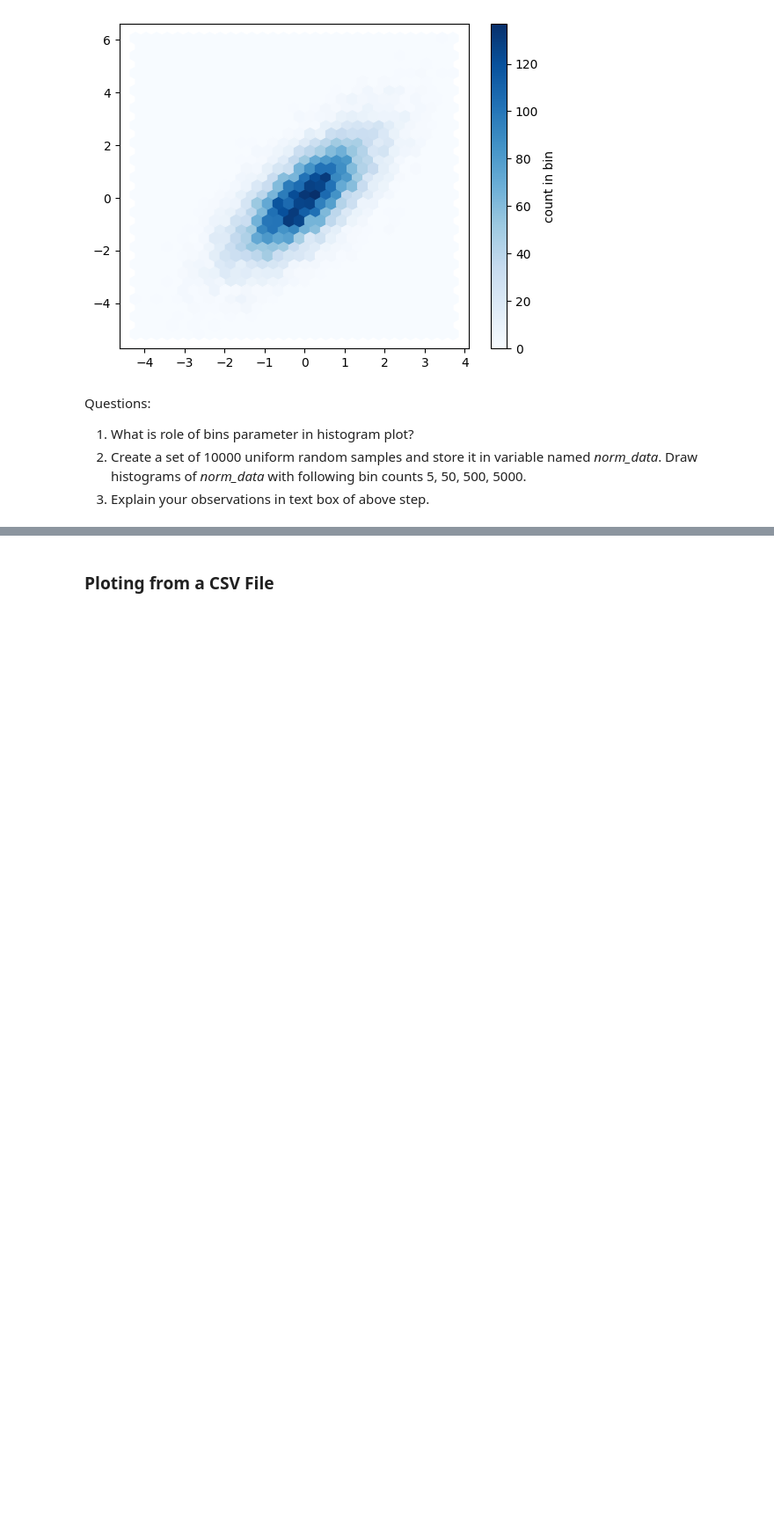
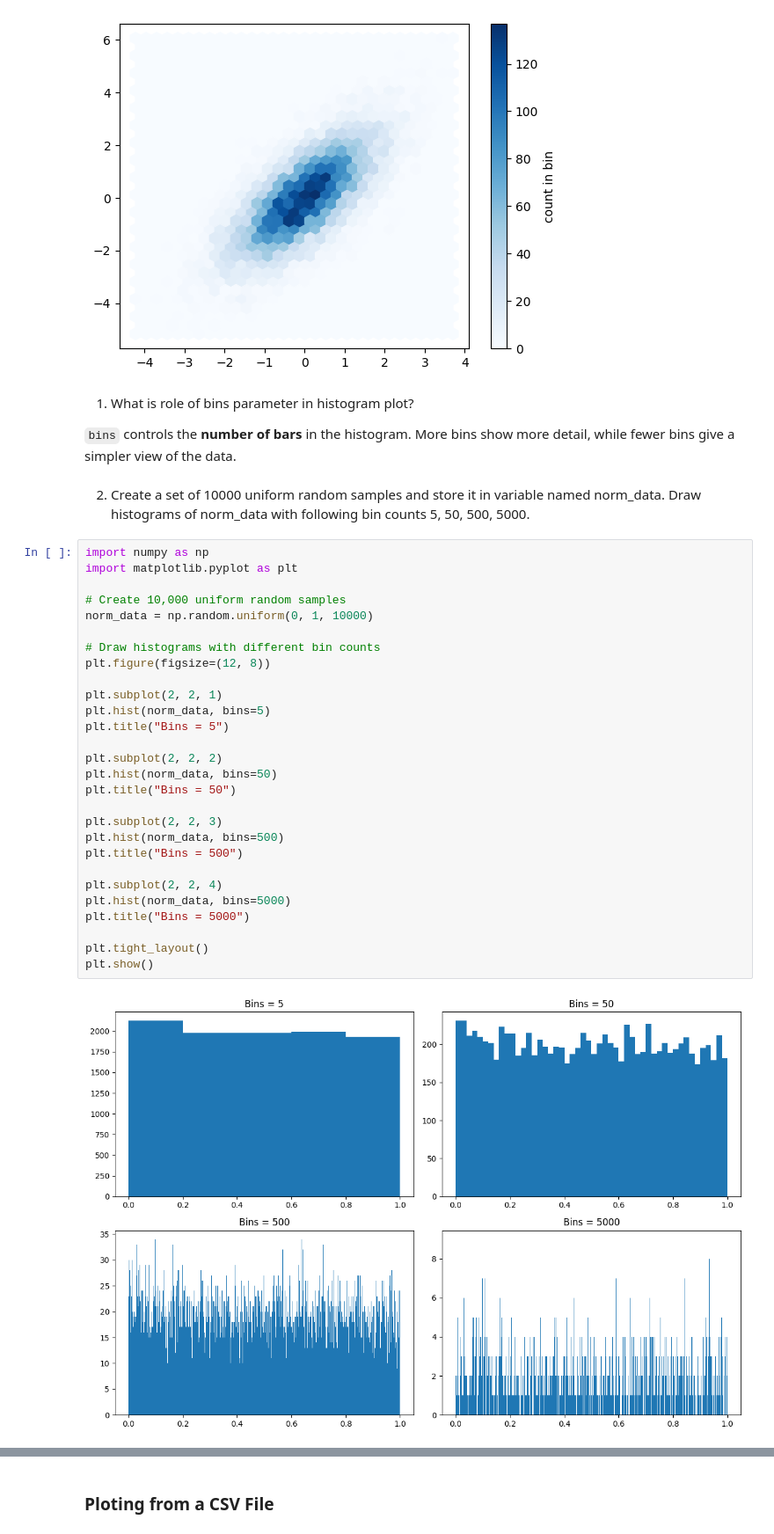
Before and after one commit to mayuresh9417/AIML-Lab, a Jupyter notebook: Experiment_04_Ploting2.ipynb, the cells around one changed output, grey strips where cells are left out. Shown at 88% size. Drawn from its saved outputs; the diff is of its cells as text; blank space fills up the shorter version.

```diff
--- a/Experiment_04_Ploting2.ipynb
+++ b/Experiment_04_Ploting2.ipynb
@@ -183,9 +192,40 @@ plt.hexbin(x, y, gridsize=30, cmap='Blues')
 cb = plt.colorbar(label='count in bin')
 # %% [output]
 [figure]
+# %% [markdown]
+1.  What is role of bins parameter in histogram plot?
+
+
+`bins` controls the **number of bars** in the histogram. More bins show more detail, while fewer bins give a simpler view of the data.
 # %% [markdown]
-Questions:
-
-1.  What is role of bins parameter in histogram plot?
-2.  Create a set of 10000 uniform random samples and store it in variable named *norm_data*. Draw histograms of *norm_data* with following bin counts 5, 50, 500, 5000.
-3.  Explain your observations in text box of above step.
+2.  Create a set of 10000 uniform random samples and store it in variable named norm_data. Draw histograms of norm_data with following bin counts 5, 50, 500, 5000.
+# %%
+import numpy as np
+import matplotlib.pyplot as plt
+
+# Create 10,000 uniform random samples
+norm_data = np.random.uniform(0, 1, 10000)
+
+# Draw histograms with different bin counts
+plt.figure(figsize=(12, 8))
+
+plt.subplot(2, 2, 1)
+plt.hist(norm_data, bins=5)
+plt.title("Bins = 5")
+
+plt.subplot(2, 2, 2)
+plt.hist(norm_data, bins=50)
+plt.title("Bins = 50")
+
+plt.subplot(2, 2, 3)
+plt.hist(norm_data, bins=500)
+plt.title("Bins = 500")
+
+plt.subplot(2, 2, 4)
+plt.hist(norm_data, bins=5000)
+plt.title("Bins = 5000")
+
+plt.tight_layout()
+plt.show()
+# %% [output]
+[figure, added]
```
Also changed, not shown: parts of 6 cells of this notebook.
